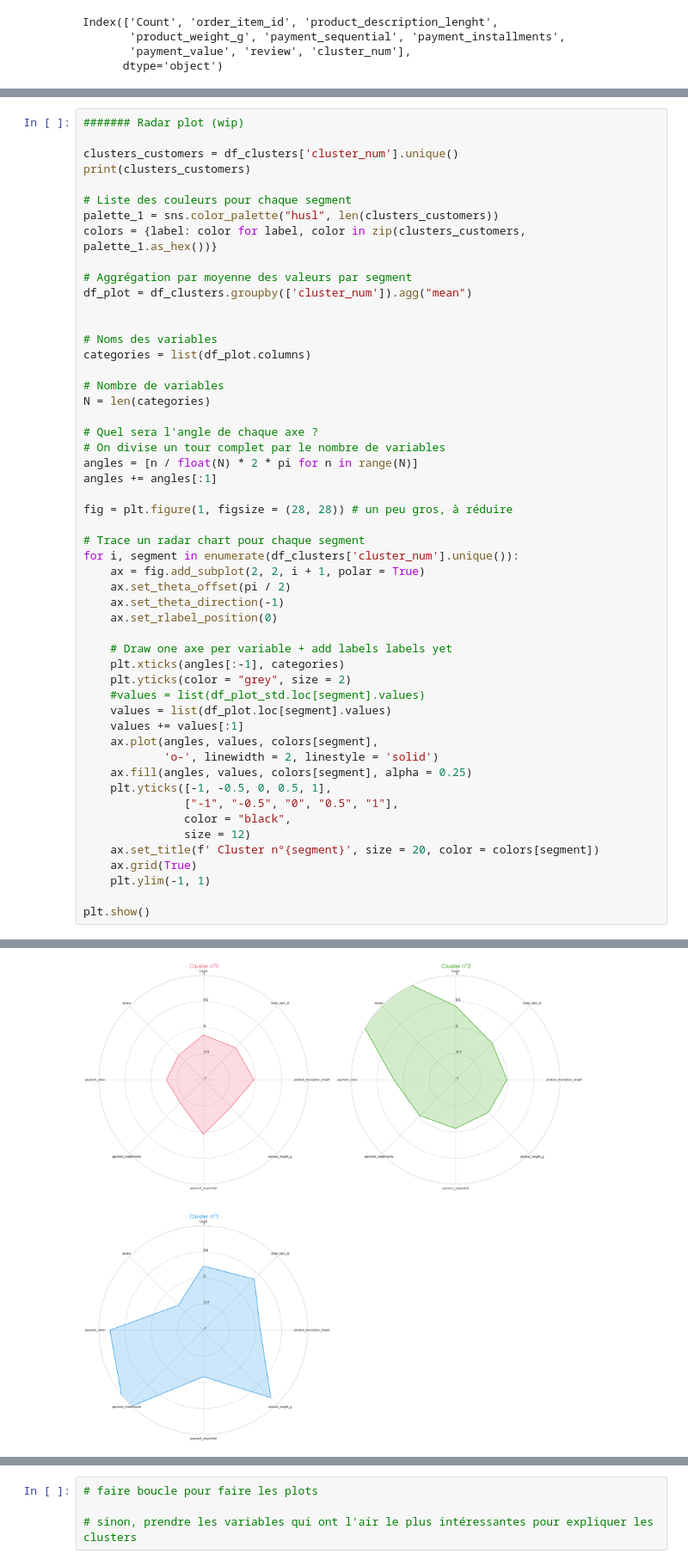
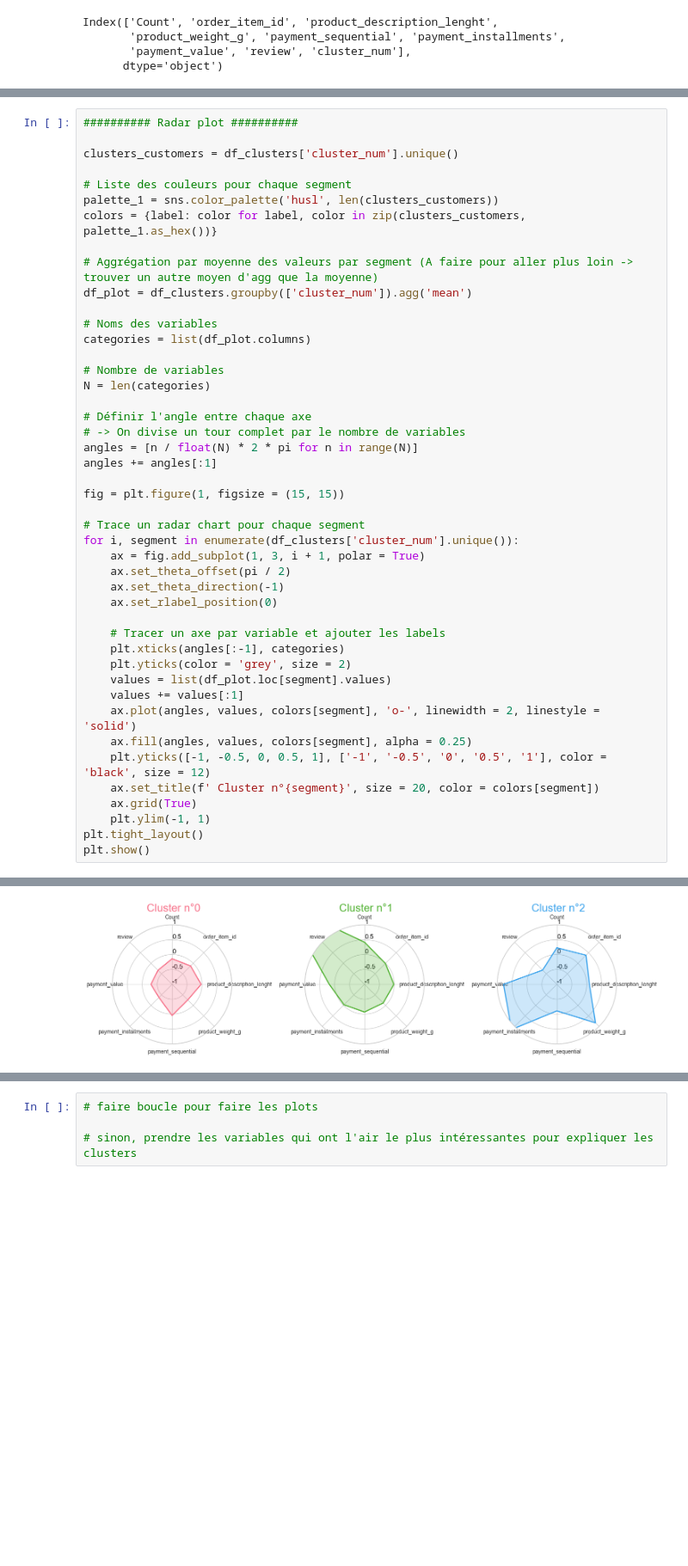
Before and after one commit to LucileRb/customer_segmentation, a Jupyter notebook: Clustering_dataset_reduit.ipynb, the cells around one changed output, grey strips where cells are left out. Shown at 86% size. Saved outputs shown, nothing was run; the diff lists cells and outputs as text; blank space fills up the shorter version.

```diff
--- a/Clustering_dataset_reduit.ipynb
+++ b/Clustering_dataset_reduit.ipynb
@@ -550,16 +485,14 @@ plt.show()
 # %%
-####### Radar plot (wip)
+########## Radar plot ##########
 
 clusters_customers = df_clusters['cluster_num'].unique()
-print(clusters_customers)
 
 # Liste des couleurs pour chaque segment
-palette_1 = sns.color_palette("husl", len(clusters_customers))
+palette_1 = sns.color_palette('husl', len(clusters_customers))
 colors = {label: color for label, color in zip(clusters_customers, palette_1.as_hex())}
 
-# Aggrégation par moyenne des valeurs par segment
-df_plot = df_clusters.groupby(['cluster_num']).agg("mean")
-
+# Aggrégation par moyenne des valeurs par segment (A faire pour aller plus loin -> trouver un autre moyen d'agg que la moyenne)
+df_plot = df_clusters.groupby(['cluster_num']).agg('mean')
 
 # Noms des variables
 categories = list(df_plot.columns)
@@ -567,36 +500,31 @@ categories = list(df_plot.columns)
 # Nombre de variables
 N = len(categories)
 
-# Quel sera l'angle de chaque axe ?
-# On divise un tour complet par le nombre de variables
+# Définir l'angle entre chaque axe
+# -> On divise un tour complet par le nombre de variables
 angles = [n / float(N) * 2 * pi for n in range(N)]
 angles += angles[:1]
 
-fig = plt.figure(1, figsize = (28, 28)) # un peu gros, à réduire
+fig = plt.figure(1, figsize = (15, 15))
 
 # Trace un radar chart pour chaque segment
 for i, segment in enumerate(df_clusters['cluster_num'].unique()):
-    ax = fig.add_subplot(2, 2, i + 1, polar = True)
+    ax = fig.add_subplot(1, 3, i + 1, polar = True)
     ax.set_theta_offset(pi / 2)
     ax.set_theta_direction(-1)
     ax.set_rlabel_position(0)
 
-    # Draw one axe per variable + add labels labels yet
+    # Tracer un axe par variable et ajouter les labels
     plt.xticks(angles[:-1], categories)
-    plt.yticks(color = "grey", size = 2)
-    #values = list(df_plot_std.loc[segment].values)
+    plt.yticks(color = 'grey', size = 2)
     values = list(df_plot.loc[segment].values)
     values += values[:1]
-    ax.plot(angles, values, colors[segment],
-            'o-', linewidth = 2, linestyle = 'solid')
+    ax.plot(angles, values, colors[segment], 'o-', linewidth = 2, linestyle = 'solid')
     ax.fill(angles, values, colors[segment], alpha = 0.25)
-    plt.yticks([-1, -0.5, 0, 0.5, 1],
-               ["-1", "-0.5", "0", "0.5", "1"],
-               color = "black",
-               size = 12)
+    plt.yticks([-1, -0.5, 0, 0.5, 1], ['-1', '-0.5', '0', '0.5', '1'], color = 'black', size = 12)
     ax.set_title(f' Cluster n°{segment}', size = 20, color = colors[segment])
     ax.grid(True)
     plt.ylim(-1, 1)
-
+plt.tight_layout()
 plt.show()
 # %% [output]
@@ -604,2 +531,2 @@ plt.show()
-[figure, old version]
+[figure, new version]
 # %%
```
Also changed, not shown: parts of 89 cells of this notebook, 3 other files.
